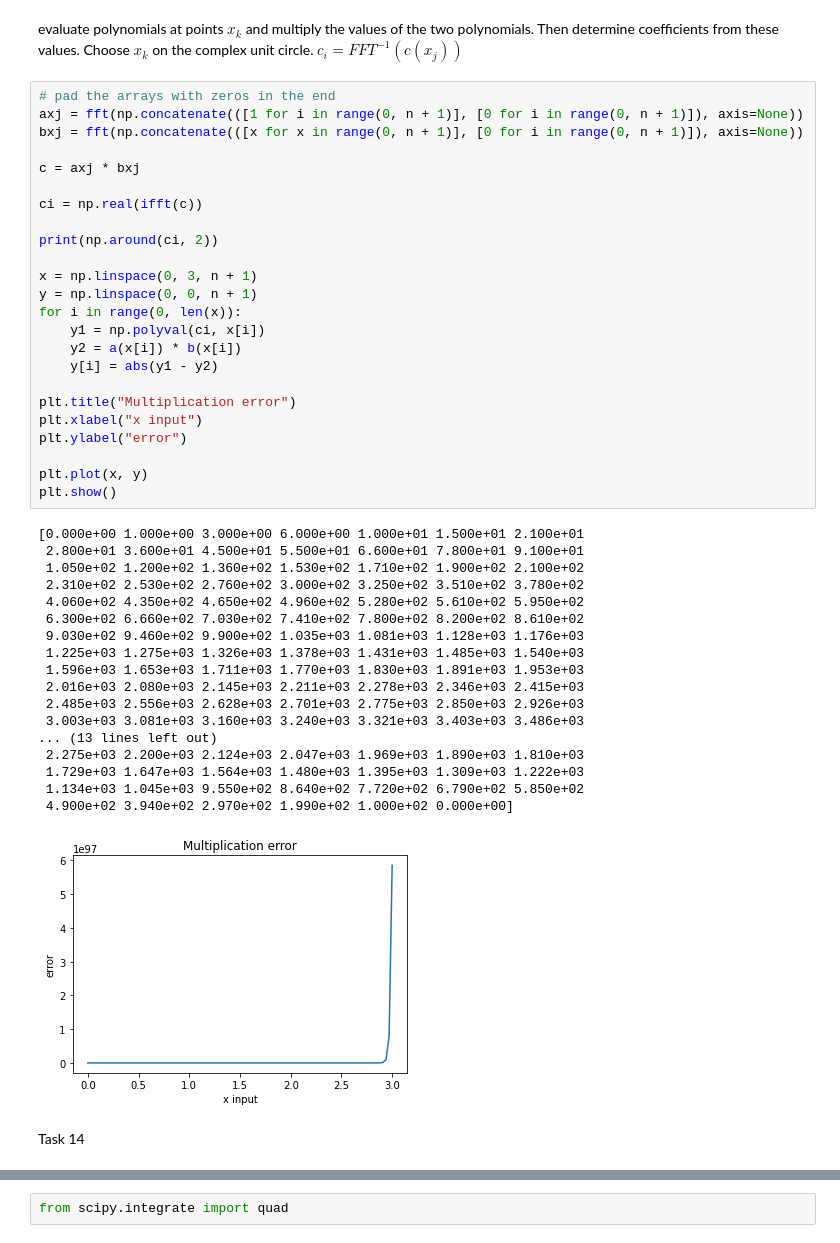
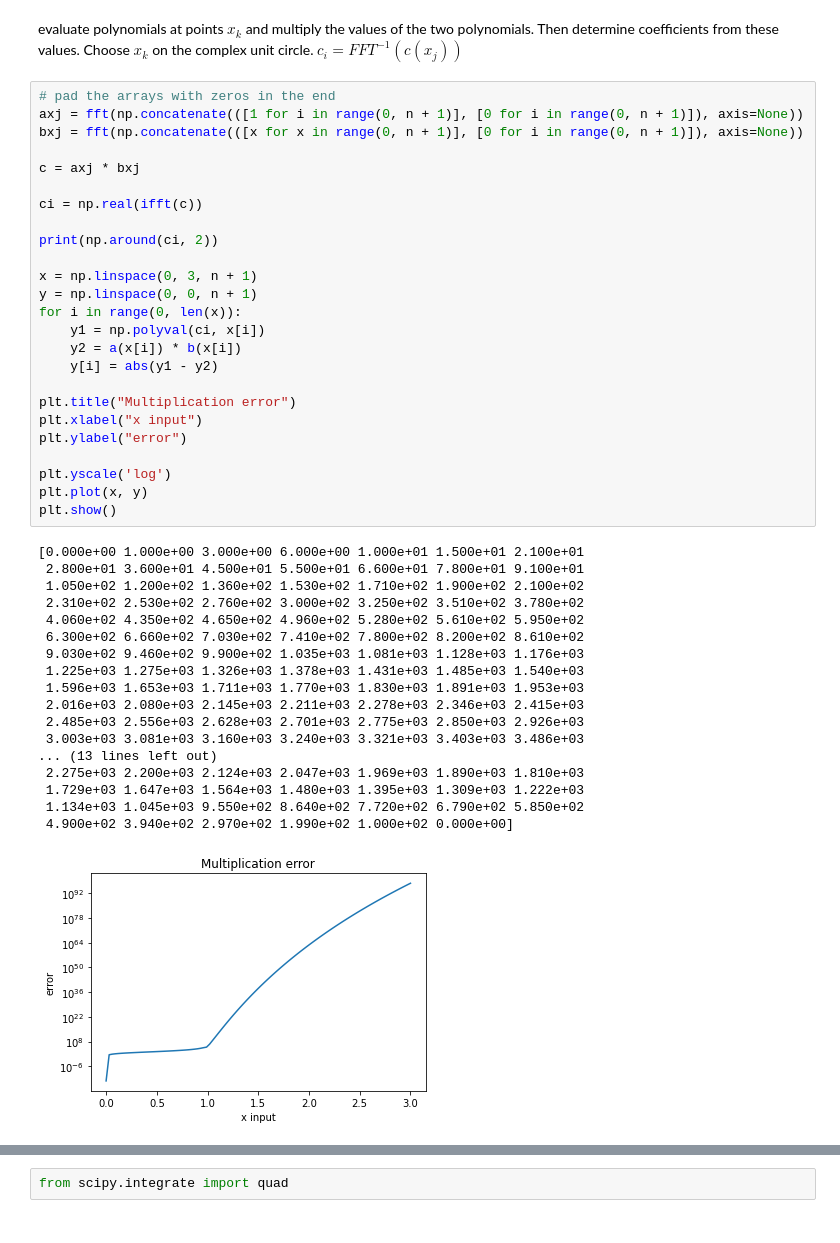
Before and after one commit to jakobtroidl/cn_exercise, a Jupyter notebook: Troidl_Ex4.ipynb, the cells around one changed output, grey strips where cells are left out. Cells and saved outputs as stored; diff of their text form.

Commit message:
progress for task 14

```diff
--- a/Troidl_Ex4.ipynb
+++ b/Troidl_Ex4.ipynb
@@ -37,33 +37,32 @@ x = np.linspace(0, 3, n + 1)
 y = np.linspace(0, 0, n + 1)
 for i in range(0, len(x)):
     y1 = np.polyval(ci, x[i])
     y2 = a(x[i]) * b(x[i])
     y[i] = abs(y1 - y2)
 
 plt.title("Multiplication error")
 plt.xlabel("x input")
 plt.ylabel("error")
 
+plt.yscale('log')
 plt.plot(x, y)
 plt.show()
 # %% [output]
 [0.000e+00 1.000e+00 3.000e+00 6.000e+00 1.000e+01 1.500e+01 2.100e+01
  2.800e+01 3.600e+01 4.500e+01 5.500e+01 6.600e+01 7.800e+01 9.100e+01
  1.050e+02 1.200e+02 1.360e+02 1.530e+02 1.710e+02 1.900e+02 2.100e+02
  2.310e+02 2.530e+02 2.760e+02 3.000e+02 3.250e+02 3.510e+02 3.780e+02
  4.060e+02 4.350e+02 4.650e+02 4.960e+02 5.280e+02 5.610e+02 5.950e+02
  6.300e+02 6.660e+02 7.030e+02 7.410e+02 7.800e+02 8.200e+02 8.610e+02
  9.030e+02 9.460e+02 9.900e+02 1.035e+03 1.081e+03 1.128e+03 1.176e+03
  1.225e+03 1.275e+03 1.326e+03 1.378e+03 1.431e+03 1.485e+03 1.540e+03
  1.596e+03 1.653e+03 1.711e+03 1.770e+03 1.830e+03 1.891e+03 1.953e+03
  2.016e+03 2.080e+03 2.145e+03 2.211e+03 2.278e+03 2.346e+03 2.415e+03
  2.485e+03 2.556e+03 2.628e+03 2.701e+03 2.775e+03 2.850e+03 2.926e+03
  3.003e+03 3.081e+03 3.160e+03 3.240e+03 3.321e+03 3.403e+03 3.486e+03
 ... (13 lines left out)
  2.275e+03 2.200e+03 2.124e+03 2.047e+03 1.969e+03 1.890e+03 1.810e+03
  1.729e+03 1.647e+03 1.564e+03 1.480e+03 1.395e+03 1.309e+03 1.222e+03
  1.134e+03 1.045e+03 9.550e+02 8.640e+02 7.720e+02 6.790e+02 5.850e+02
  4.900e+02 3.940e+02 2.970e+02 1.990e+02 1.000e+02 0.000e+00]
-[figure, old version]
+[figure, new version]
-# %% [markdown]
-Task 14
```
Also changed, not shown: parts of 9 cells of this notebook.
